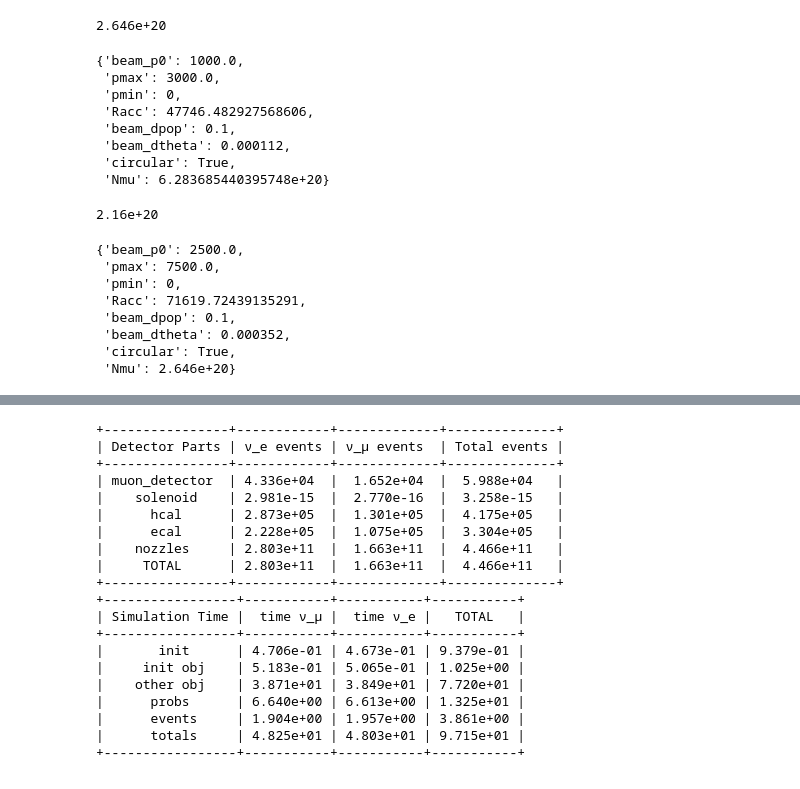
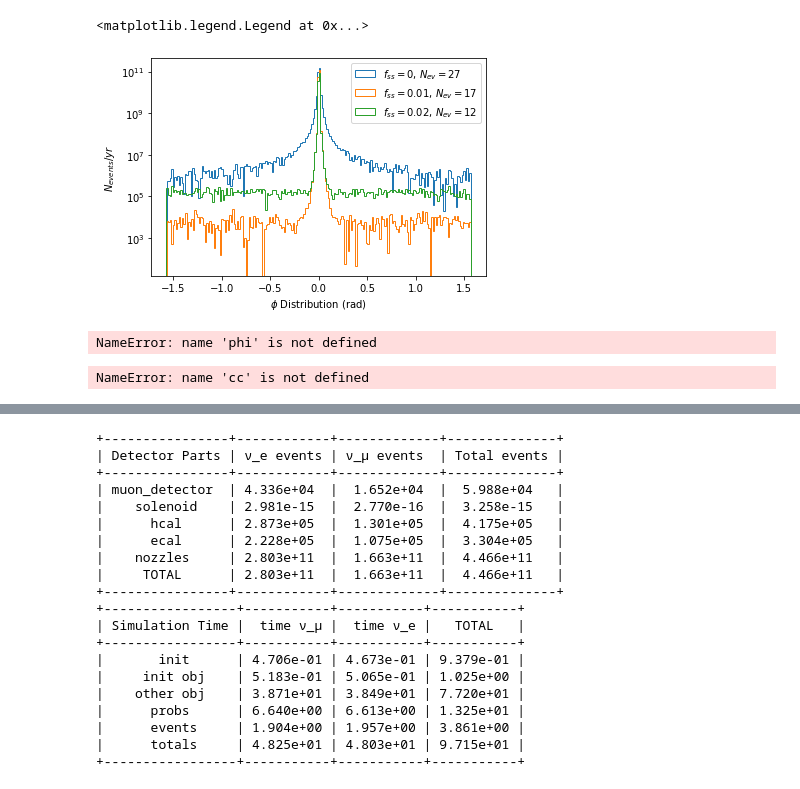
Before and after one commit to mhostert/BIN_MC, a Jupyter notebook: sims.ipynb, the cells around one changed output, grey strips where cells are left out. Saved outputs shown, nothing was run; the diff lists cells and outputs as text; code cells hidden in the pictures.

```diff
--- a/sims.ipynb
+++ b/sims.ipynb
@@ -9,7 +13,9 @@ cc = SimulateDecays('mutristan_large', N_evals = 1e5)
+# %%
+with open('mutristan_small.pkl', 'rb') as f:
+    cc1 = pickle.load(f)
 # %%
-Lc_factor = 0
+fss = 0.02
 geom = "approximate_muon_detector_2"
 particle = 'both'
-sim,sim2 = SimulateDetector(cc, Lc_factor, geom, particle).run()
-#sim.plot(sim2)
+sim,sim2 = SimulateDetector(cc1, fss, geom, particle).run()
 # %% [output]
@@ -65,19 +38,0 @@ print(ud.mucol_s1['Nmu'])
-# %%
-4.9e9  * 4.5e3* 1.2e7
-# %% [output]
-2.646e+20
-# %%
-ud.mutristan_small
-# %% [output]
-{'beam_p0': 1000.0,
- 'pmax': 3000.0,
- 'pmin': 0,
- 'Racc': 47746.482927568606,
- 'beam_dpop': 0.1,
- 'beam_dtheta': 0.000112,
- 'circular': True,
- 'Nmu': 6.283685440395748e+20}
-# %%
-1.8e9 * 10e3 * 1.2e7
-# %% [output]
-2.16e+20
@@ -86,11 +39,27 @@ from nuflux.detector_geometries.useful_data import mucol_s1, mucol_s2, mutristan
-# %%
-mucol_s1
-# %% [output]
-{'beam_p0': 2500.0,
- 'pmax': 7500.0,
- 'pmin': 0,
- 'Racc': 71619.72439135291,
- 'beam_dpop': 0.1,
- 'beam_dtheta': 0.000352,
- 'circular': True,
- 'Nmu': 2.646e+20}
+# %%
+arrx2 = np.concatenate((sim.arrx, sim2.arrx))
+arry2 = np.concatenate((sim.arry, sim2.arry))
+arrw2 = np.concatenate((sim.w, sim2.w))
+phi2 = np.arctan(arrx2/arry2)
+
+plt.hist(phi1, bins =100,weights = arrw1, histtype = 'step', label=r'$f_{ss} = 0$, $N_{ev} = 27$')
+plt.hist(phi , bins =100,weights = arrw,  histtype = 'step', label=r'$f_{ss} = 0.01$, $N_{ev} = 17$')
+plt.hist(phi2, bins =100,weights = arrw2, histtype = 'step', label=r'$f_{ss} = 0.02$, $N_{ev} = 12$')
+
+#plt.xlim(-0.5, 0.5)
+plt.yscale('log')
+plt.ylabel(r'$N_{events}/yr$')
+plt.xlabel(r'$\phi$ Distribution (rad)')
+plt.legend(loc='best')
+#plt.savefig('plots_Luc/paper/phi_dist.jpg', bbox_inches = 'tight', dpi = 300)
+# %% [output]
+<matplotlib.legend.Legend at 0x...>
+[figure, added]
+# %%
+del phi, phi2, phi1
+# %% [output]
+NameError: name 'phi' is not defined
+# %%
+del cc
+# %% [output]
+NameError: name 'cc' is not defined
```
Also changed, not shown: parts of 20 cells of this notebook, 5 other files.
